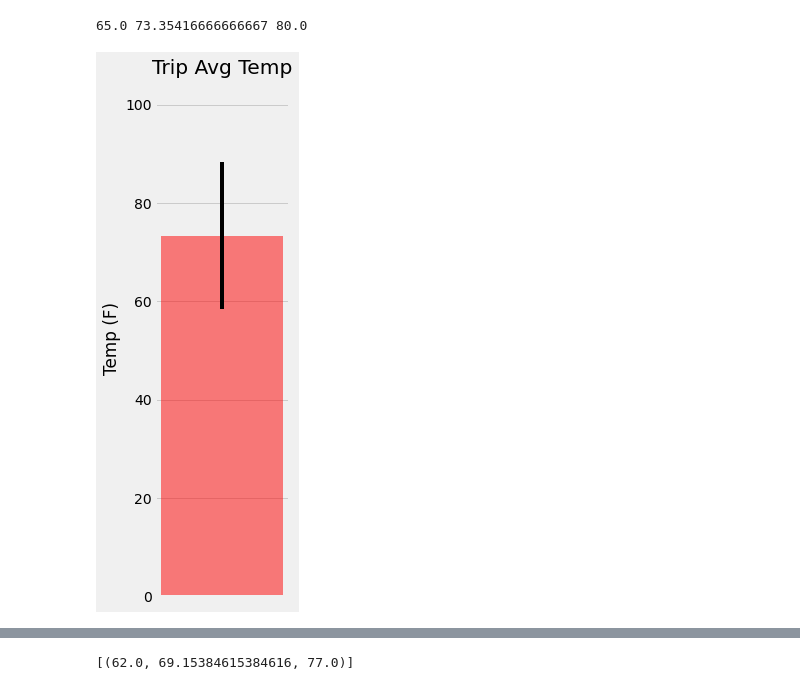
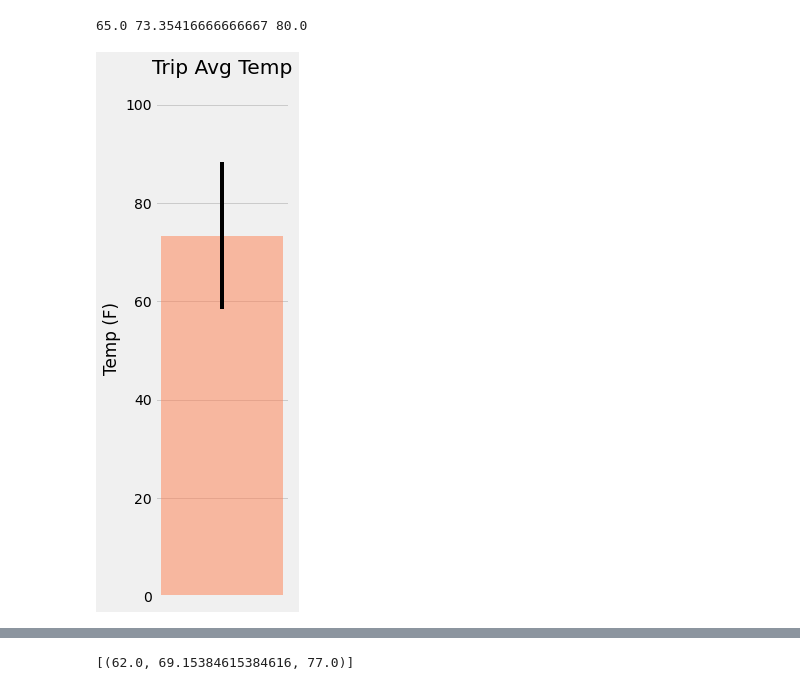
Before and after one commit to jayhjman/sqlalchemy-challenge, a Jupyter notebook: climate.ipynb, the cells around one changed output, grey strips where cells are left out. Drawn from its saved outputs; the diff is of its cells as text; code cells hidden in the pictures.

```diff
--- a/climate.ipynb
+++ b/climate.ipynb
@@ -297,7 +297,9 @@ print(calc_temps('2012-02-28', '2012-03-05'))
 # %%
 # Use your previous function `calc_temps` to calculate the tmin, tavg, and tmax
 # for your trip using the previous year's data for those same dates.
-results = calc_temps('2017-03-15', '2017-03-30')
+start_vacy = '2017-03-15'
+end_vacy = '2017-03-30'
+results = calc_temps(start_vacy, end_vacy)
 t_min = results[0][0]
 t_avg = results[0][1]
 t_max = results[0][2]
@@ -307,19 +309,19 @@ print(t_min, t_avg, t_max)
 # %%
 # Plot the results from your previous query as a bar chart.
 # Use "Trip Avg Temp" as your Title
 # Use the average temperature for the y value
 # Use the peak-to-peak (tmax-tmin) value as the y error bar (yerr)
 fig, ax = plt.subplots(figsize=(3,8))
-ax.bar(1, t_avg, yerr=t_max-t_min, align='center',color='red', alpha=0.5)
+ax.bar(1, t_avg, yerr=t_max-t_min, align='center',color='coral', alpha=0.5)
 ax.set_xticks([])
 ax.set_title('Trip Avg Temp')
 ax.set_ylim([0,105])
 ax.set_ylabel('Temp (F)')
 ax.yaxis.grid(True)
 plt.tight_layout()
 plt.show()
 # %% [output]
-[figure, old version]
+[figure, new version]
 # %%
 # Calculate the total amount of rainfall per weather station for your trip dates using the previous year's matching dates.
 # Sort this in descending order by precipitation amount and list the station, name, latitude, longitude, and elevation
```
Also changed, not shown: parts of 2 cells of this notebook.
